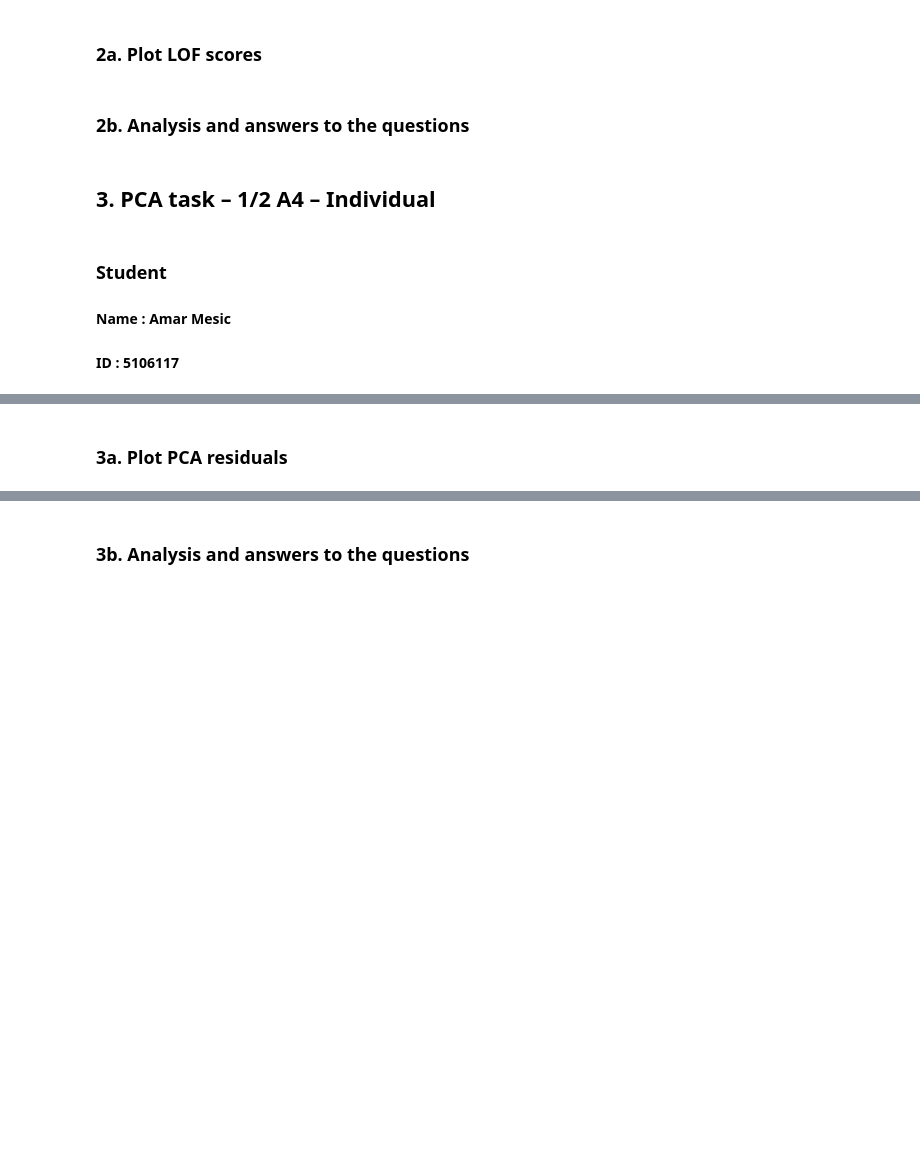
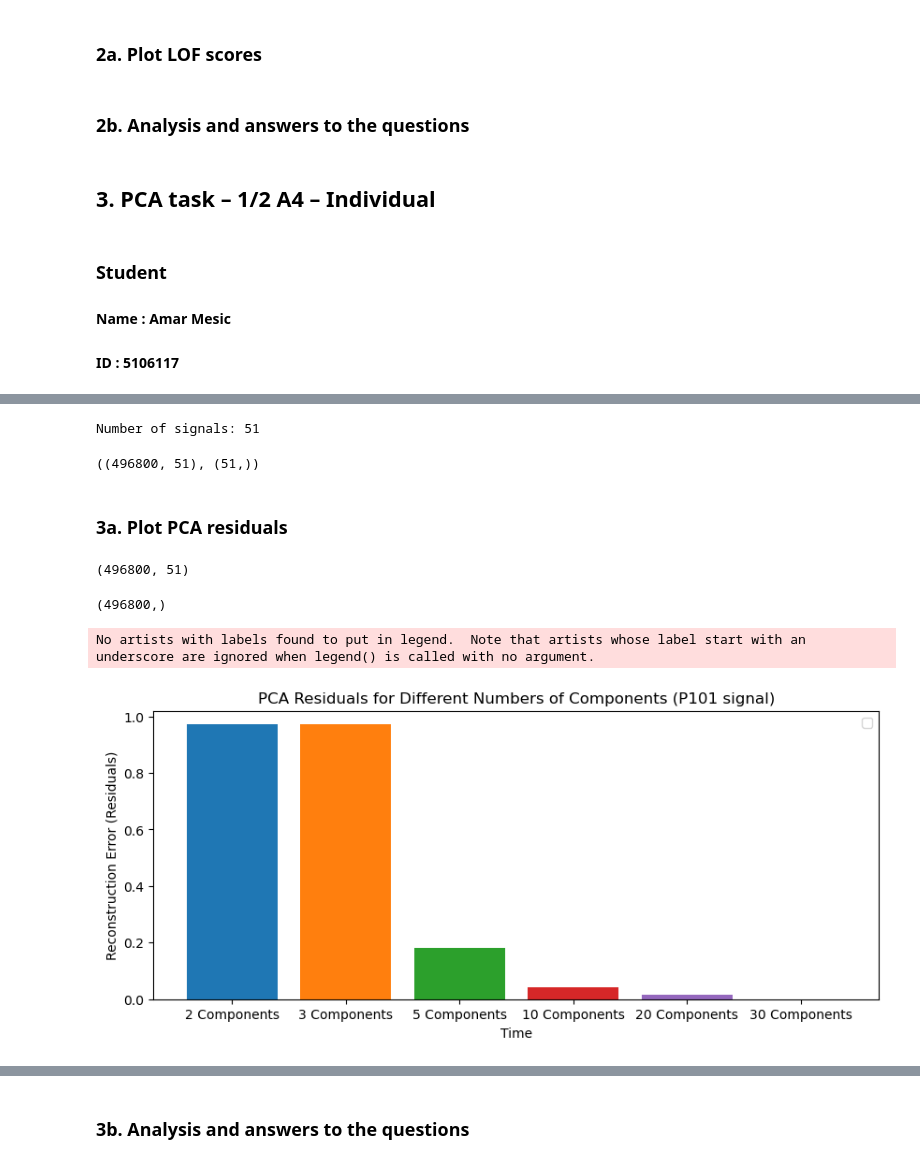
Before and after one commit to amar-mesic/cyber-data, a Jupyter notebook: lab-2/Lab2.ipynb, the cells around one changed output, grey strips where cells are left out. Cells and saved outputs as stored; diff of their text form; code cells hidden in the pictures; blank space fills up the shorter version.

```diff
--- a/lab-2/Lab2.ipynb
+++ b/lab-2/Lab2.ipynb
@@ -244,2 +252,71 @@ Based on our plots for the 2nd 24 hours of measurements, we can see that many si
+# %%
+# more preprocessing
+
+# Keep columns for signals
+signals = train_data.columns.drop(['Id', 'Timestamp', 'Label'])
+print('Number of signals:', len(signals))
+
+# Convert timestamp to datetime
+train_data['Timestamp'] = pd.to_datetime(train_data['Timestamp'], dayfirst=True)
+
+# Extract signal data
+train_signals = train_data[signals]
+
+# Standardize the data
+scaler = StandardScaler()
+train_signals_scaled = scaler.fit_transform(train_signals)
+
+train_signals_scaled.shape, np.var(train_signals_scaled, axis=0).shape
+# %% [output]
+Number of signals: 51
+((496800, 51), (51,))
 # %% [markdown]
 ### 3a. Plot PCA residuals
+# %%
+# Fit PCA
+n_components = 10
+pca = PCA(n_components=n_components)
+train_signals_pca = pca.fit_transform(train_signals_scaled)
+
+# Reconstruct the original data from the reduced dimensions
+train_signals_reconstructed = pca.inverse_transform(train_signals_pca)
+# %% [output]
+(496800, 51)
+# %%
+train_signals_reconstructed[:, 0].shape
+# %% [output]
+(496800,)
+# %%
+# Define the range of components to test
+n_components_list = [2, 3, 5, 10, 20, 30]
+
+# Initialize a dictionary to store the residuals for each number of components
+residuals_dict = {}
+
+for n_components in n_components_list:
+    # Fit PCA
+    pca = PCA(n_components=n_components)
+    train_signal_pca = pca.fit_transform(train_signals_scaled)
+
+    # Reconstruct the original data from the reduced dimensions
+    train_signal_reconstructed = pca.inverse_transform(train_signal_pca)
+
+    # Compute reconstruction error (residuals) for the 'P101' signal
+    residuals = np.mean((train_signals_scaled[:, 0] - train_signal_reconstructed[:, 0]) ** 2)
+    # residuals = np.mean((train_signals_scaled - train_signal_reconstructed) ** 2, axis=1)
+    residuals_dict[n_components] = residuals
+# %%
+# Plot the residuals for each number of components
+plt.figure(figsize=(10, 4))
+
+for n_components, residuals in residuals_dict.items():
+    plt.bar(f'{n_components} Components', residuals)
+
+plt.xlabel('Time')
+plt.ylabel('Reconstruction Error (Residuals)')
+plt.title(f'PCA Residuals for Different Numbers of Components (P101 signal)')
+plt.legend()
+plt.show()
+# %% [output]
+No artists with labels found to put in legend.  Note that artists whose label start with an underscore are ignored when legend() is called with no argument.
+[figure, added]
```
Also changed, not shown: parts of 11 cells of this notebook.
